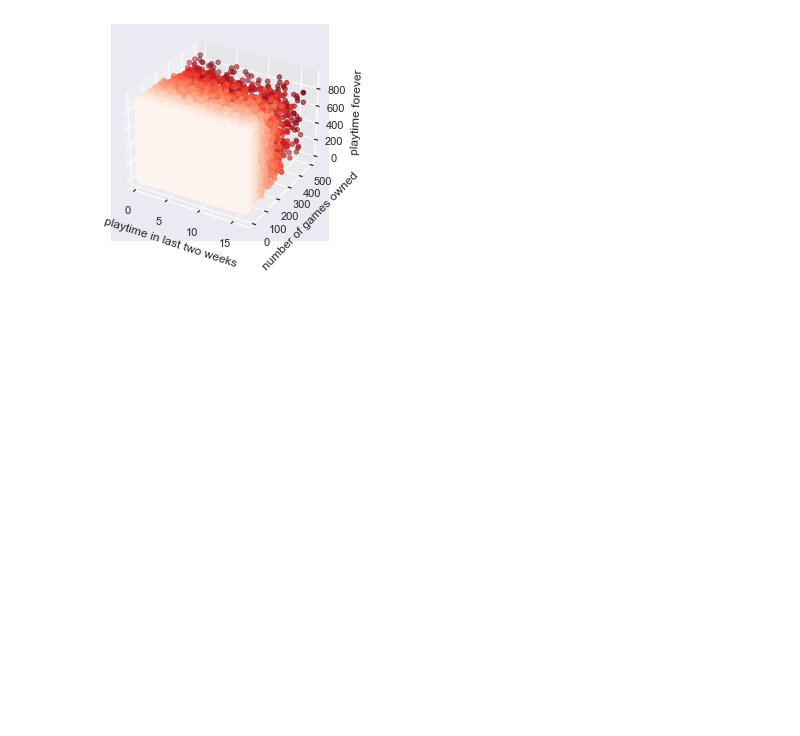
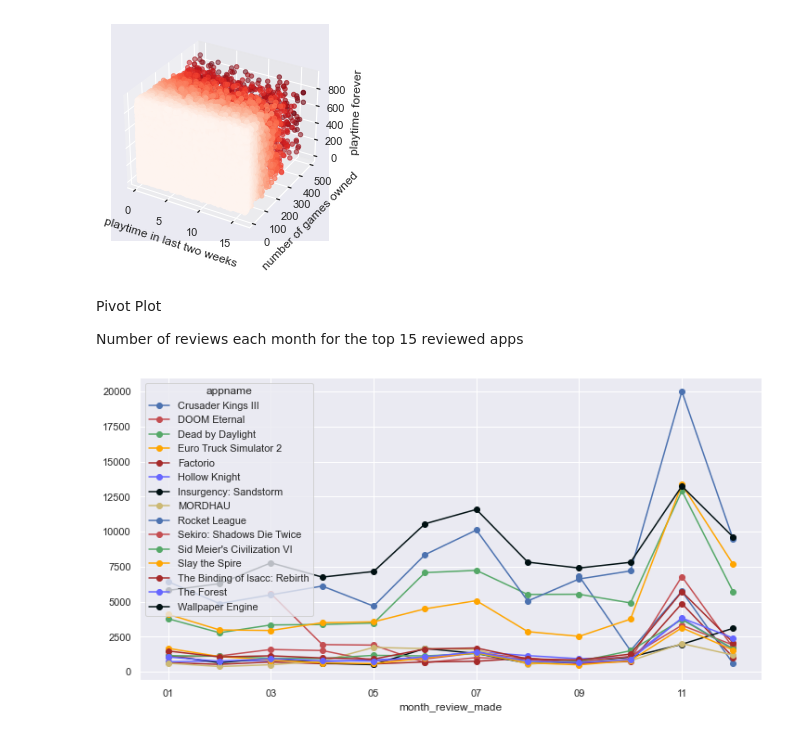
Before and after one commit to Wallyman38/453-Project, a Jupyter notebook: final_project.ipynb, the cells around one changed output. Cells and saved outputs as stored; diff of their text form; code cells hidden in the pictures; blank space fills up the shorter version.

Commit message:
Added pivot plot

```diff
--- a/final_project.ipynb
+++ b/final_project.ipynb
@@ -241,3 +241,16 @@ ax.set_zlabel("playtime forever")
 # %% [output]
 Text(0.5, 0, 'playtime forever')
 [figure]
+# %% [markdown]
+Pivot Plot
+
+Number of reviews each month for the top 15 reviewed apps
+# %%
+df.head()
+reviews_per_app[:15]
+df2 = df[df["appname"].isin(reviews_per_app[:15].index)]
+month_reviewed_per_app = df2.groupby(["appname", "month_review_made"]).count().reset_index()
+month_reviewed_per_app = month_reviewed_per_app.pivot("month_review_made", "appname", "review")
+plot = month_reviewed_per_app.plot(color=['b','r','g','#FFA500','brown','#6666ff','#001012','y'], style="-o", figsize=(12,6))
+# %% [output]
+[figure, added]
```
